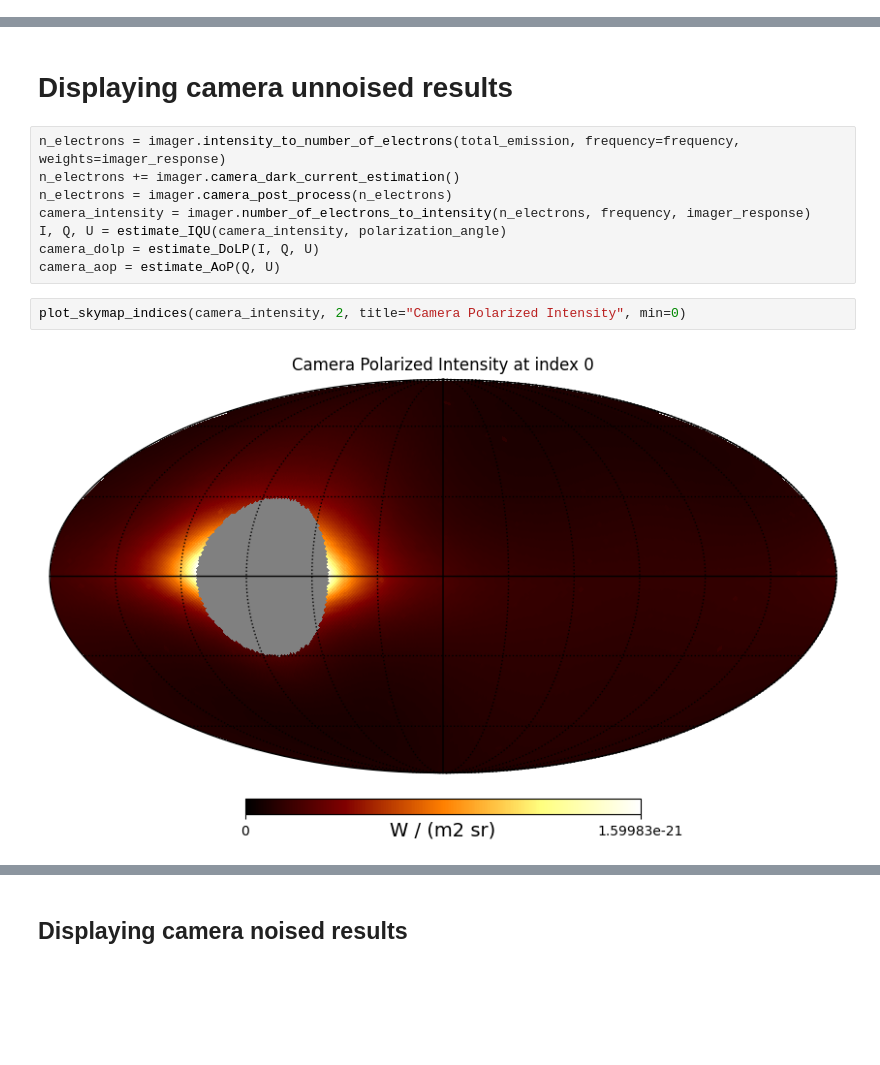
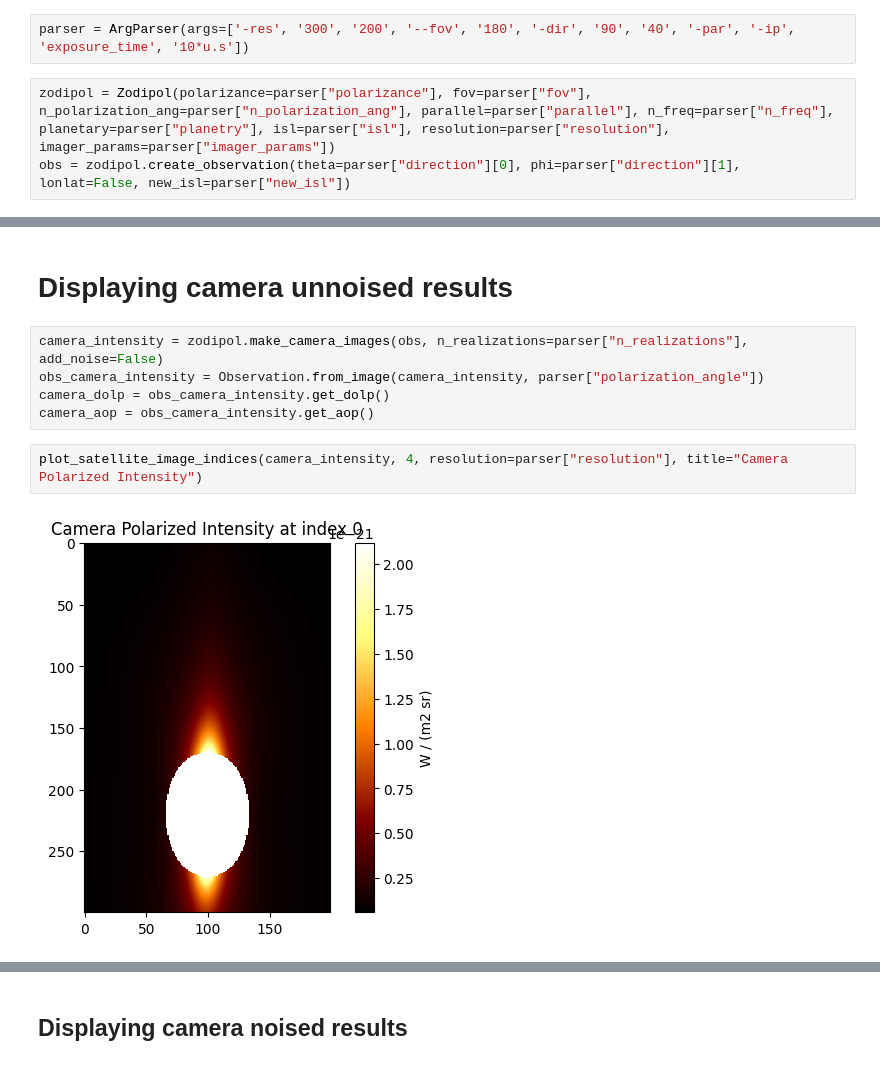
Before and after one commit to oravitan/zodiacal-polarized, a Jupyter notebook: notebooks/create_image_example.ipynb, the cells around one changed output, grey strips where cells are left out. Saved outputs shown, nothing was run; the diff lists cells and outputs as text; blank space fills up the shorter version.

```diff
--- a/notebooks/create_image_example.ipynb
+++ b/notebooks/create_image_example.ipynb
@@ -79,2 +14,7 @@ binned_emission = model.get_binned_emission_pix(
+# %%
+parser = ArgParser(args=['-res', '300', '200', '--fov', '180', '-dir', '90', '40', '-par', '-ip', 'exposure_time', '10*u.s'])
+# %%
+zodipol = Zodipol(polarizance=parser["polarizance"], fov=parser["fov"], n_polarization_ang=parser["n_polarization_ang"], parallel=parser["parallel"], n_freq=parser["n_freq"], planetary=parser["planetry"], isl=parser["isl"], resolution=parser["resolution"], imager_params=parser["imager_params"])
+obs = zodipol.create_observation(theta=parser["direction"][0], phi=parser["direction"][1], lonlat=False, new_isl=parser["new_isl"])
 # %% [markdown]
 ## Displaying the simulated results (per-frequency)
@@ -98,14 +38,11 @@ plot_skymap(binned_aop[..., -1], title="Binned angle of polarization")
 # %% [markdown]
 # Displaying camera unnoised results
-# %%
-n_electrons = imager.intensity_to_number_of_electrons(total_emission, frequency=frequency, weights=imager_response)
-n_electrons += imager.camera_dark_current_estimation()
-n_electrons = imager.camera_post_process(n_electrons)
-camera_intensity = imager.number_of_electrons_to_intensity(n_electrons, frequency, imager_response)
-I, Q, U = estimate_IQU(camera_intensity, polarization_angle)
-camera_dolp = estimate_DoLP(I, Q, U)
-camera_aop = estimate_AoP(Q, U)
+# %%
+camera_intensity = zodipol.make_camera_images(obs, n_realizations=parser["n_realizations"], add_noise=False)
+obs_camera_intensity = Observation.from_image(camera_intensity, parser["polarization_angle"])
+camera_dolp = obs_camera_intensity.get_dolp()
+camera_aop = obs_camera_intensity.get_aop()
 # %%
-plot_skymap_indices(camera_intensity, 2, title="Camera Polarized Intensity", min=0)
+plot_satellite_image_indices(camera_intensity, 4, resolution=parser["resolution"], title="Camera Polarized Intensity")
 # %% [output]
-[figure, old version]
+[figure, new version]
```
Also changed, not shown: parts of 20 cells of this notebook, 15 other files.
